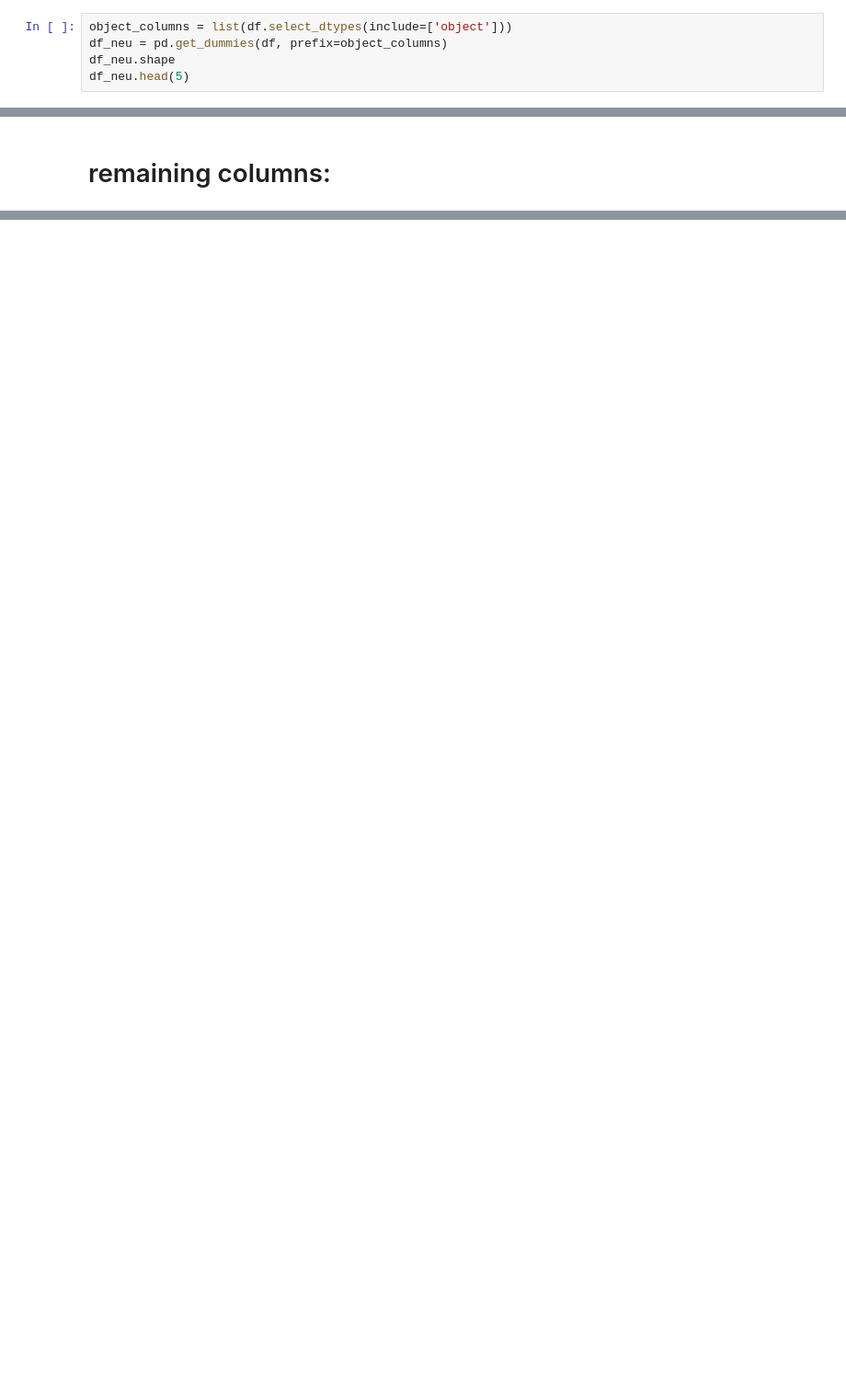
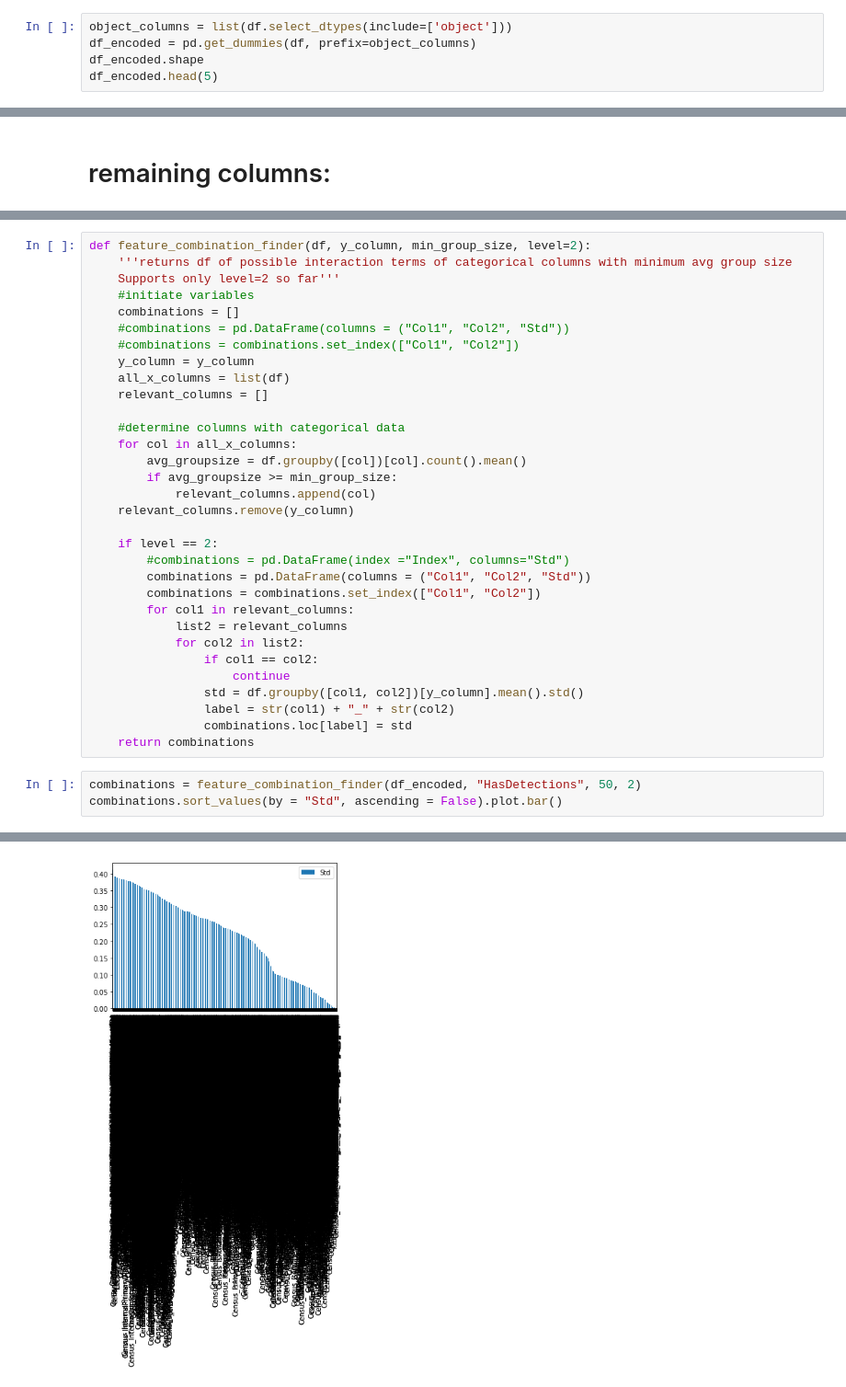
Before and after one commit to mathee/classification, a Jupyter notebook: explore.ipynb, the cells around one changed output, grey strips where cells are left out. Shown at 92% size. Saved outputs shown, nothing was run; the diff lists cells and outputs as text; blank space fills up the shorter version.

```diff
--- a/explore.ipynb
+++ b/explore.ipynb
@@ -101,9 +199,9 @@ df.head(5)
 # create dummies
 # %%
 object_columns = list(df.select_dtypes(include=['object']))
-df_neu = pd.get_dummies(df, prefix=object_columns)
-df_neu.shape
-df_neu.head(5)
+df_encoded = pd.get_dummies(df, prefix=object_columns)
+df_encoded.shape
+df_encoded.head(5)
 # %% [output]
 |  | IsBeta | RtpStateBitfield | IsSxsPassiveMode | AVProductStatesIdentifier | AVProductsInstalled | ... |
 | 0 | 0 | 7.0 | 0 | 53447.0 | 1.0 | ... |
@@ -181,0 +279,36 @@ memory usage: 26.3+ MB
+# %%
+def feature_combination_finder(df, y_column, min_group_size, level=2):
+    '''returns df of possible interaction terms of categorical columns with minimum avg group size
+    Supports only level=2 so far'''
+    #initiate variables
+    combinations = []
+    #combinations = pd.DataFrame(columns = ("Col1", "Col2", "Std"))
+    #combinations = combinations.set_index(["Col1", "Col2"])
+    y_column = y_column
+    all_x_columns = list(df)
+    relevant_columns = []
+
+    #determine columns with categorical data
+    for col in all_x_columns:
+        avg_groupsize = df.groupby([col])[col].count().mean()
+        if avg_groupsize >= min_group_size:
+            relevant_columns.append(col)
+    relevant_columns.remove(y_column)
+
+    if level == 2:
+        #combinations = pd.DataFrame(index ="Index", columns="Std")
+        combinations = pd.DataFrame(columns = ("Col1", "Col2", "Std"))
+        combinations = combinations.set_index(["Col1", "Col2"])
+        for col1 in relevant_columns:
+            list2 = relevant_columns
+            for col2 in list2:
+                if col1 == col2:
+                    continue
+                std = df.groupby([col1, col2])[y_column].mean().std()
+                label = str(col1) + "_" + str(col2)
+                combinations.loc[label] = std
+    return combinations
+# %%
+combinations = feature_combination_finder(df_encoded, "HasDetections", 50, 2)
+combinations.sort_values(by = "Std", ascending = False).plot.bar()
+# %% [output]
@@ -181,0 +316 @@ memory usage: 26.3+ MB
+[figure, added]
```
Also changed, not shown: parts of 31 cells of this notebook, 8 other files.
